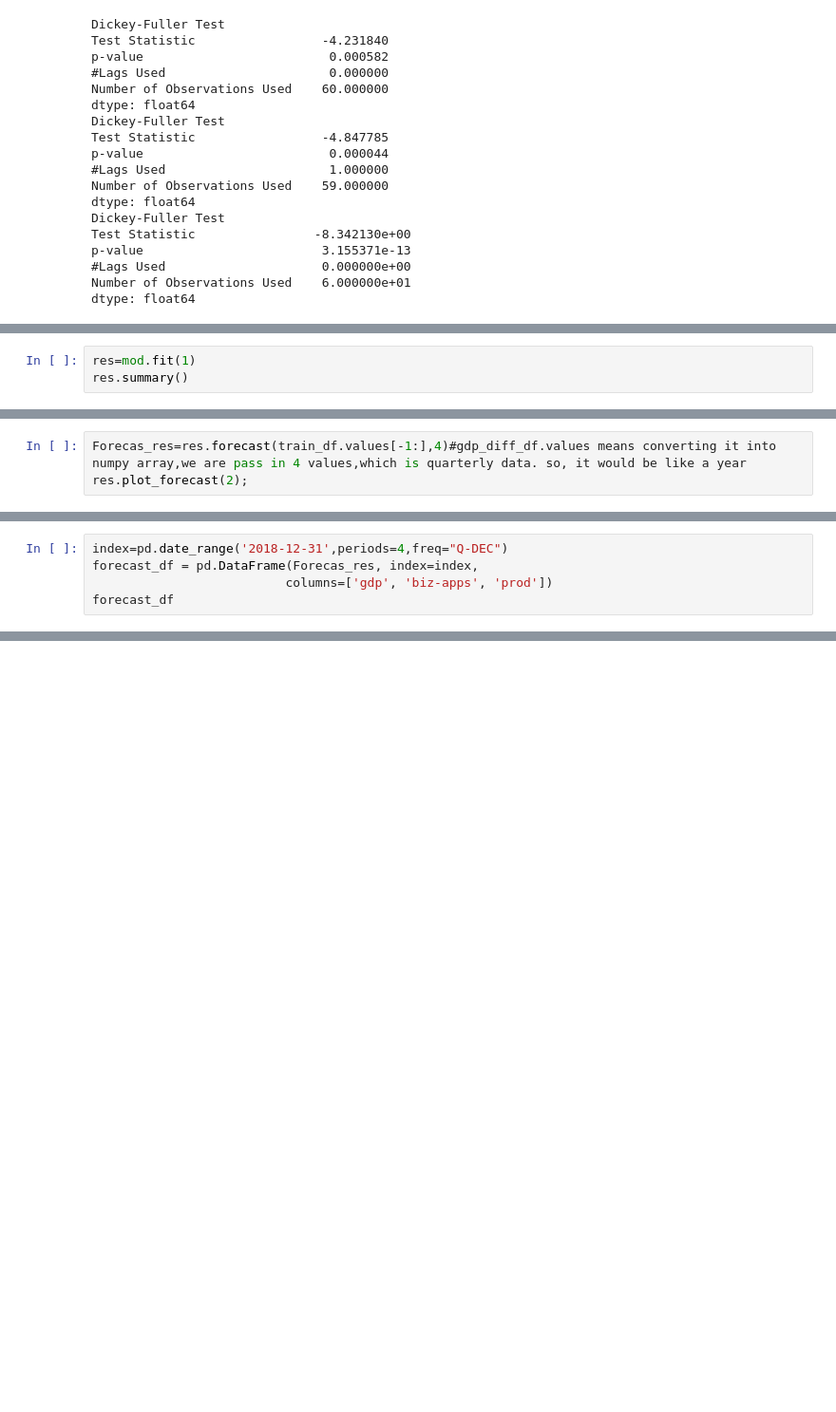
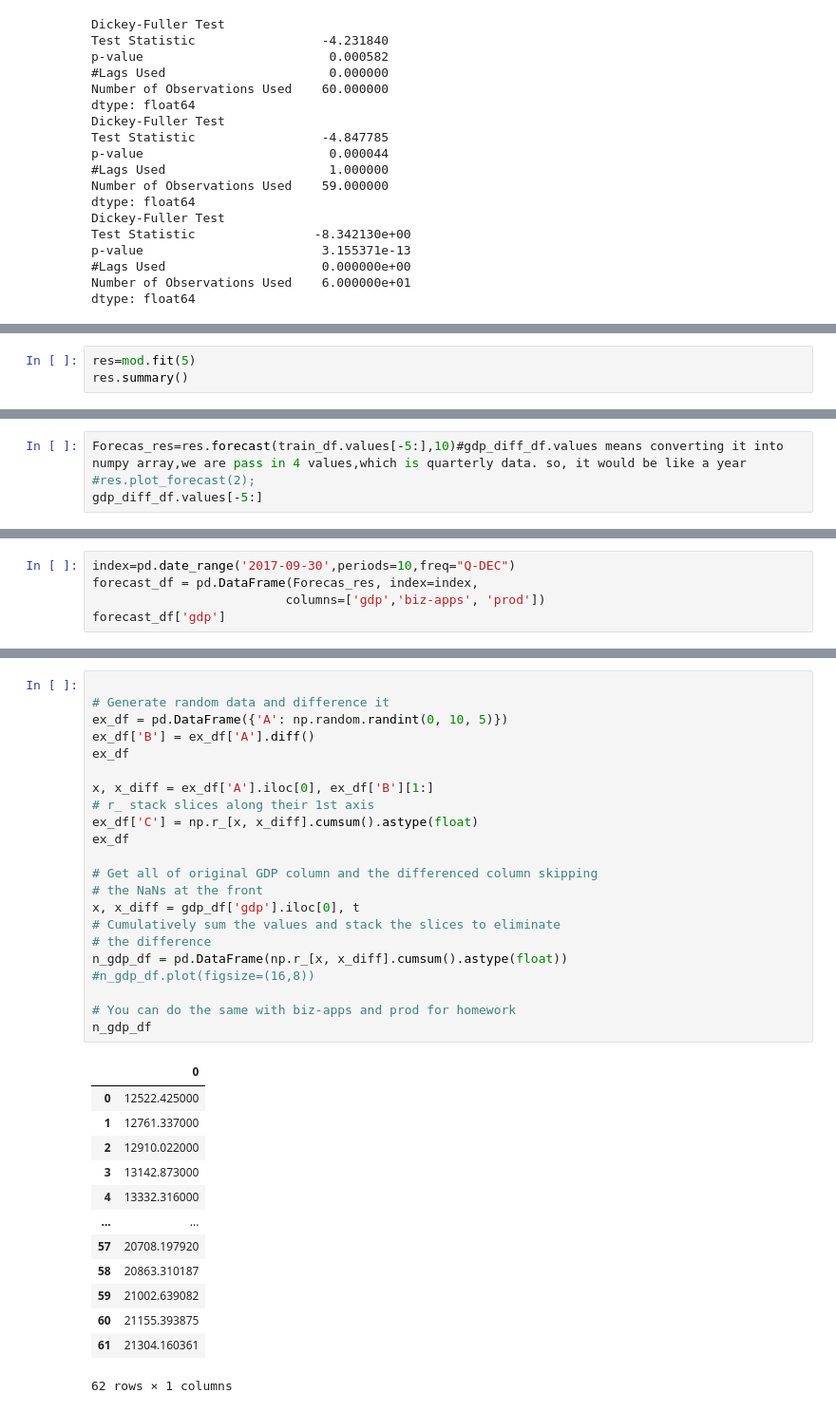
Before and after one commit to nafissaad/Tutorial1, a Jupyter notebook: Tutorial/Time series/Time Series Forecasting Derek Banas/VAR Model/Untitled.ipynb, the cells around one changed output, grey strips where cells are left out. Shown at 95% size. Cells and saved outputs as stored; diff of their text form; blank space fills up the shorter version.

```diff
--- a/Tutorial/Time series/Time Series Forecasting Derek Banas/VAR Model/Untitled.ipynb
+++ b/Tutorial/Time series/Time Series Forecasting Derek Banas/VAR Model/Untitled.ipynb
@@ -162,5 +138,5 @@ test_df
 # %%
-res=mod.fit(1)
+res=mod.fit(5)
 res.summary()
 # %% [output]
   Summary of Regression Results
@@ -183,4 +159,5 @@ prod        0.785075  0.117080  1.000000
 # %%
-Forecas_res=res.forecast(train_df.values[-1:],4)#gdp_diff_df.values means converting it into numpy array,we are pass in 4 values,which is quarterly data. so, it would be like a year
-res.plot_forecast(2);
+Forecas_res=res.forecast(train_df.values[-5:],10)#gdp_diff_df.values means converting it into numpy array,we are pass in 4 values,which is quarterly data. so, it would be like a year
+#res.plot_forecast(2);
+gdp_diff_df.values[-5:]
 # %% [output]
@@ -188,6 +169,6 @@ res.plot_forecast(2);
 # %%
-index=pd.date_range('2018-12-31',periods=4,freq="Q-DEC")
+index=pd.date_range('2017-09-30',periods=10,freq="Q-DEC")
 forecast_df = pd.DataFrame(Forecas_res, index=index,
-                          columns=['gdp', 'biz-apps', 'prod'])
-forecast_df
+                          columns=['gdp','biz-apps', 'prod'])
+forecast_df['gdp']
 # %% [output]
@@ -207,0 +226,36 @@ test_df
+# %%
+
+# Generate random data and difference it
+ex_df = pd.DataFrame({'A': np.random.randint(0, 10, 5)})
+ex_df['B'] = ex_df['A'].diff()
+ex_df
+
+x, x_diff = ex_df['A'].iloc[0], ex_df['B'][1:]
+# r_ stack slices along their 1st axis
+ex_df['C'] = np.r_[x, x_diff].cumsum().astype(float)
+ex_df
+
+# Get all of original GDP column and the differenced column skipping
+# the NaNs at the front
+x, x_diff = gdp_df['gdp'].iloc[0], t
+# Cumulatively sum the values and stack the slices to eliminate
+# the difference
+n_gdp_df = pd.DataFrame(np.r_[x, x_diff].cumsum().astype(float))
+#n_gdp_df.plot(figsize=(16,8))
+
+# You can do the same with biz-apps and prod for homework
+n_gdp_df
+# %% [output]
+|  | 0 |
+| 0 | 12522.425000 |
+| 1 | 12761.337000 |
+| 2 | 12910.022000 |
+| 3 | 13142.873000 |
+| 4 | 13332.316000 |
+| ... | ... |
+| 57 | 20708.197920 |
+| 58 | 20863.310187 |
+| 59 | 21002.639082 |
+| 60 | 21155.393875 |
+| 61 | 21304.160361 |
+62 rows × 1 columns
```
Also changed, not shown: parts of 20 cells of this notebook.
